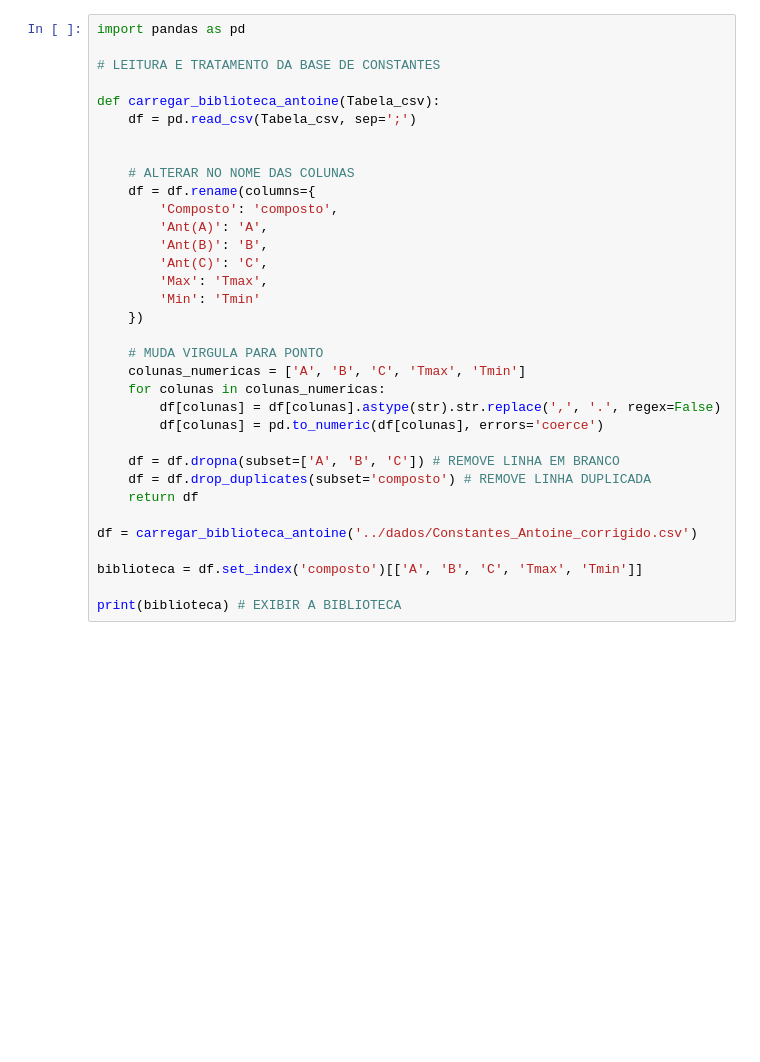
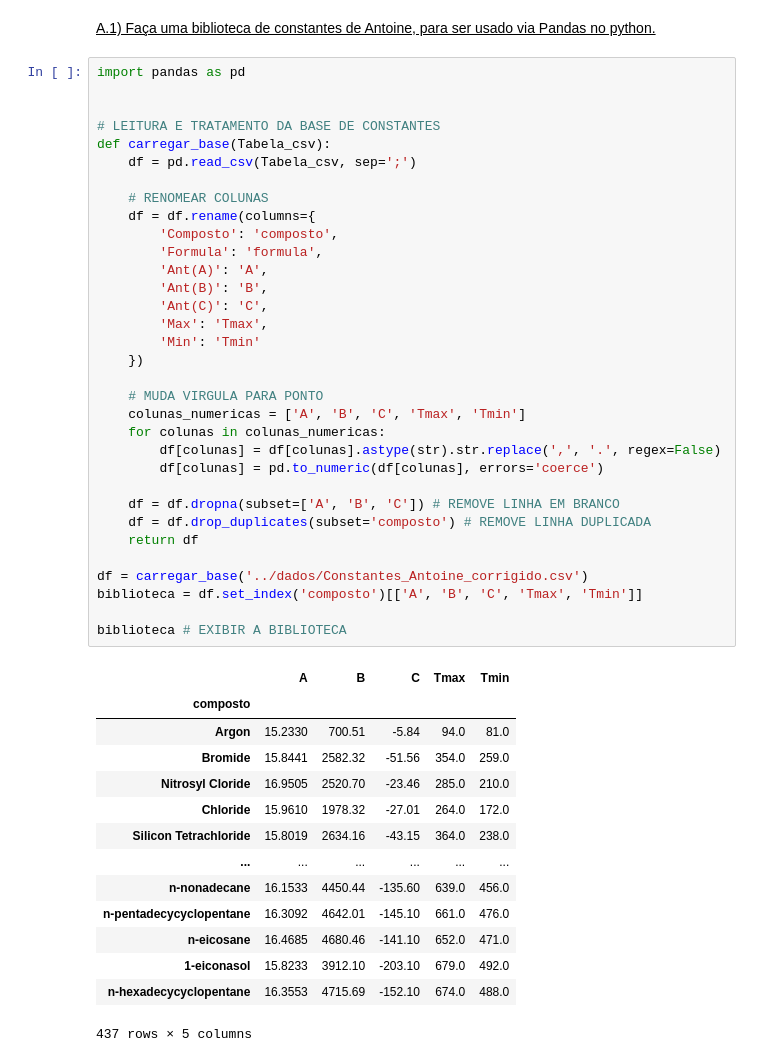
Before and after one commit to Thalles-hssa/Termo-II_teste1, a Jupyter notebook: Teste1/dados/constantes.ipynb, the cells around one changed output. Drawn from its saved outputs; the diff is of its cells as text; blank space fills up the shorter version.

```diff
--- a/Teste1/dados/constantes.ipynb
+++ b/Teste1/dados/constantes.ipynb
@@ -1,35 +1,51 @@
+# %% [markdown]
+<u>A.1) Faça uma biblioteca de constantes de Antoine, para ser usado via Pandas no python.</u>
 # %%
 import pandas as pd
 
+
 # LEITURA E TRATAMENTO DA BASE DE CONSTANTES
-
-def carregar_biblioteca_antoine(Tabela_csv):
+def carregar_base(Tabela_csv):
     df = pd.read_csv(Tabela_csv, sep=';')
 
-
-    # ALTERAR NO NOME DAS COLUNAS
+    # RENOMEAR COLUNAS
     df = df.rename(columns={
         'Composto': 'composto',
+        'Formula': 'formula',
         'Ant(A)': 'A',
         'Ant(B)': 'B',
         'Ant(C)': 'C',
         'Max': 'Tmax',
         'Min': 'Tmin'
     })
 
     # MUDA VIRGULA PARA PONTO
     colunas_numericas = ['A', 'B', 'C', 'Tmax', 'Tmin']
     for colunas in colunas_numericas:
         df[colunas] = df[colunas].astype(str).str.replace(',', '.', regex=False)
         df[colunas] = pd.to_numeric(df[colunas], errors='coerce')
 
     df = df.dropna(subset=['A', 'B', 'C']) # REMOVE LINHA EM BRANCO
     df = df.drop_duplicates(subset='composto') # REMOVE LINHA DUPLICADA
     return df
 
-df = carregar_biblioteca_antoine('../dados/Constantes_Antoine_corrigido.csv')
-
+df = carregar_base('../dados/Constantes_Antoine_corrigido.csv')
 biblioteca = df.set_index('composto')[['A', 'B', 'C', 'Tmax', 'Tmin']]
 
-print(biblioteca) # EXIBIR A BIBLIOTECA
+biblioteca # EXIBIR A BIBLIOTECA
+# %% [output]
+|  | A | B | C | Tmax | Tmin |
+| composto |  |  |  |  |  |
+| Argon | 15.2330 | 700.51 | -5.84 | 94.0 | 81.0 |
+| Bromide | 15.8441 | 2582.32 | -51.56 | 354.0 | 259.0 |
+| Nitrosyl Cloride | 16.9505 | 2520.70 | -23.46 | 285.0 | 210.0 |
+| Chloride | 15.9610 | 1978.32 | -27.01 | 264.0 | 172.0 |
+| Silicon Tetrachloride | 15.8019 | 2634.16 | -43.15 | 364.0 | 238.0 |
+| ... | ... | ... | ... | ... | ... |
+| n-nonadecane | 16.1533 | 4450.44 | -135.60 | 639.0 | 456.0 |
+| n-pentadecycyclopentane | 16.3092 | 4642.01 | -145.10 | 661.0 | 476.0 |
+| n-eicosane | 16.4685 | 4680.46 | -141.10 | 652.0 | 471.0 |
+| 1-eiconasol | 15.8233 | 3912.10 | -203.10 | 679.0 | 492.0 |
+| n-hexadecycyclopentane | 16.3553 | 4715.69 | -152.10 | 674.0 | 488.0 |
+437 rows × 5 columns
 # %%
```
Also changed, not shown: parts of 15 cells of this notebook, 1 other file.
